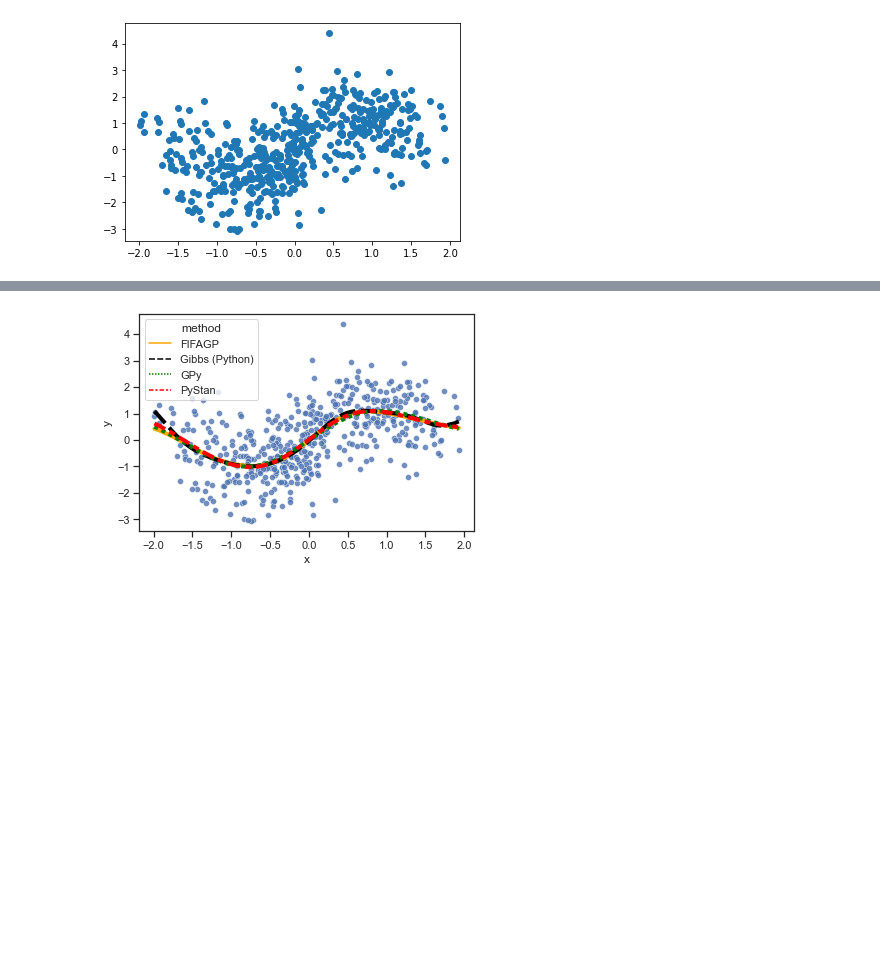
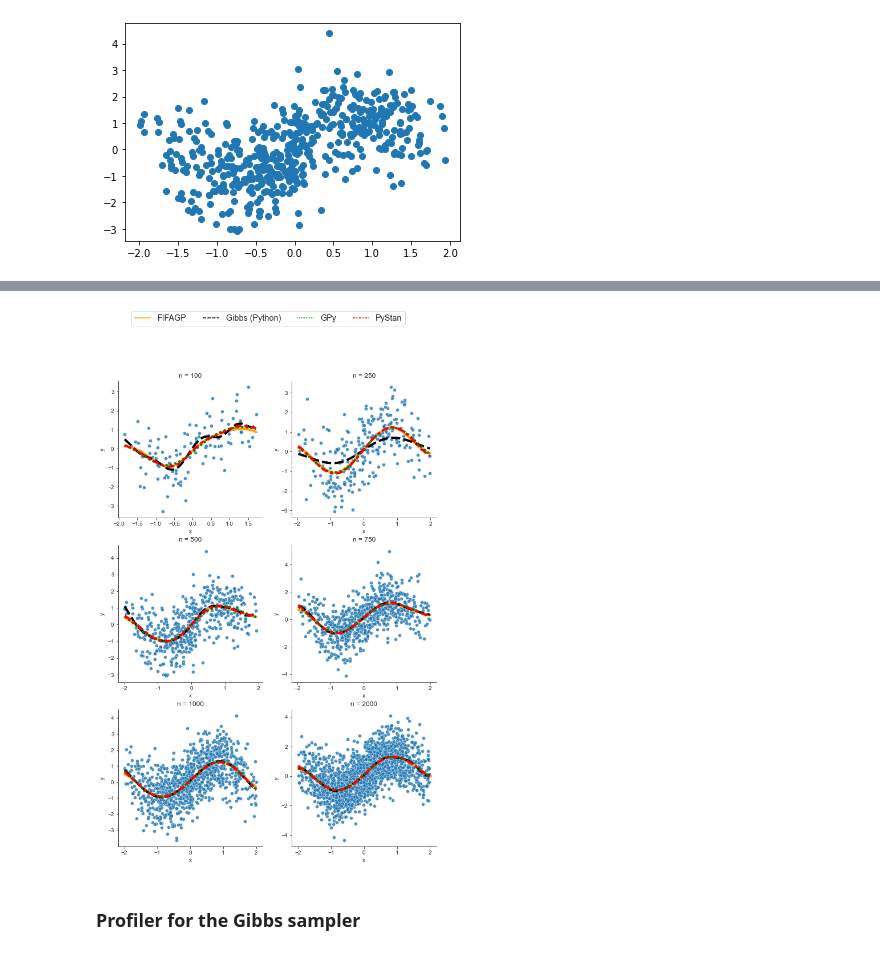
Before and after one commit to vittorioorlandi/STA663_FIFA_GP, a Jupyter notebook: Gaussian_Process_regression.ipynb, the cells around one changed output, grey strips where cells are left out. Saved outputs shown, nothing was run; the diff lists cells and outputs as text; code cells hidden in the pictures; blank space fills up the shorter version.

Commit message:
added the jupyter notebook and the output folder

```diff
--- a/Gaussian_Process_regression.ipynb
+++ b/Gaussian_Process_regression.ipynb
@@ -582,0 +476,17 @@ f_GPy = samplef_GPy(x, y, samp).mean(axis = 0)
+# %%
+def make_dataframe(n, simualtion_data):
+    """Make a dataframe for later plotting"""
+    y = simualtion_data[str(n)][:, 0]
+    x = simualtion_data[str(n)][:, 1]
+    df_samps = pd.DataFrame({"FIFAGP": np.load("output/FIFAGP/FIFAGP_sampler_fout_" + str(n) + ".npy").mean(axis = 1),
+           "Gibbs (Python)": np.load("output/Gibbs/Gibbs_sampler_fout_" + str(n) + ".npy").mean(axis = 0),
+           "GPy": np.load("output/GPy/GPy_sampler_fout_" + str(n) + ".npy").mean(axis = 0),
+           "PyStan": np.load("output/Pystan/Pystan_sampler_fout_" + str(n) + ".npy").mean(axis = 0),
+           "x": x}).melt("x", value_name = "f", var_name="method")
+    return x, y, df_samps
+# %%
+n = 100
+x, y, df_samps = make_dataframe(n, simualtion_data)
+plot_colors = ["orange", "black", "green", "red"]
+lines, labels = sns.lineplot(data = df_samps, x = "x", y = "f", hue = "method",  linewidth=4, style ="method",
+             palette = plot_colors).get_legend_handles_labels()
@@ -583,12 +495,54 @@ f_GPy = samplef_GPy(x, y, samp).mean(axis = 0)
 # %%
-df_samps = pd.DataFrame({"FIFAGP": fifa,
-           "Gibbs (Python)": gibbs,
-           "GPy": f_GPy,
-           "PyStan": f_stan,
-           "x": x}).melt("x", value_name = "f", var_name="method")
-sns.scatterplot(data = pd.DataFrame({"x":x, "y":y}), x = "x", y = "y",alpha = 0.8)
+fig, axs = plt.subplots(3, 2, figsize=(10,15))
+plot_colors = ["orange", "black", "green", "red"]
+############################ 100
+n = 100
+x, y, df_samps = make_dataframe(n, simualtion_data)
+sns.scatterplot(data = pd.DataFrame({"x":x, "y":y}), x = "x", y = "y", alpha = 0.8, ax = axs[0,0])
 sns.lineplot(data = df_samps, x = "x", y = "f", hue = "method",  linewidth=4, style ="method",
-             palette = ["orange", "black", "green", "red"])
+             palette = plot_colors, ax = axs[0,0],legend= False).set_title('n = 100')
+
+############################ 250
+n = 250
+x, y, df_samps = make_dataframe(n, simualtion_data)
+sns.scatterplot(data = pd.DataFrame({"x":x, "y":y}), x = "x", y = "y", alpha = 0.8, ax = axs[0,1])
+sns.lineplot(data = df_samps, x = "x", y = "f", hue = "method",  linewidth=4, style ="method",
+             palette = plot_colors, ax = axs[0,1],legend= False).set_title('n = 250')
+
+############################ 500
+n = 500
+x, y, df_samps = make_dataframe(n, simualtion_data)
+sns.scatterplot(data = pd.DataFrame({"x":x, "y":y}), x = "x", y = "y", alpha = 0.8, ax = axs[1,0])
+sns.lineplot(data = df_samps, x = "x", y = "f", hue = "method",  linewidth=4, style ="method",
+             palette = plot_colors, ax = axs[1,0], legend= False).set_title('n = 500')
+
+############################ 750
+n = 750
+x, y, df_samps = make_dataframe(n, simualtion_data)
+sns.scatterplot(data = pd.DataFrame({"x":x, "y":y}), x = "x", y = "y", alpha = 0.8, ax = axs[1,1])
+sns.lineplot(data = df_samps, x = "x", y = "f", hue = "method",  linewidth=4, style ="method",
+             palette = plot_colors, ax = axs[1,1], legend= False).set_title('n = 750')
+
+############################ 1000
+n = 1000
+x, y, df_samps = make_dataframe(n, simualtion_data)
+sns.scatterplot(data = pd.DataFrame({"x":x, "y":y}), x = "x", y = "y", alpha = 0.8, ax = axs[2,0])
+sns.lineplot(data = df_samps, x = "x", y = "f", hue = "method",  linewidth=4, style ="method",
+             palette = plot_colors, ax = axs[2,0],legend= False).set_title('n = 1000')
+
+############################ 2000
+n = 2000
+x, y, df_samps = make_dataframe(n, simualtion_data)
+sns.scatterplot(data = pd.DataFrame({"x":x, "y":y}), x = "x", y = "y", alpha = 0.8, ax = axs[2,1])
+sns.lineplot(data = df_samps, x = "x", y = "f", hue = "method",  linewidth=4, style ="method",
+             palette = plot_colors, ax = axs[2,1], legend= False).set_title('n = 2000')
+
+sns.despine()
+plt.figlegend( lines, labels, loc = 'upper center', ncol=5, labelspacing=0., fontsize='x-large', title_fontsize='40' )
+
+plt.savefig('model_performance.png', dpi=400)
 pass
 # %% [output]
-[figure, old version]
+[figure, new version]
+# %% [markdown]
+### Profiler for the Gibbs sampler
```
Also changed, not shown: parts of 38 cells of this notebook, 18 other files.
